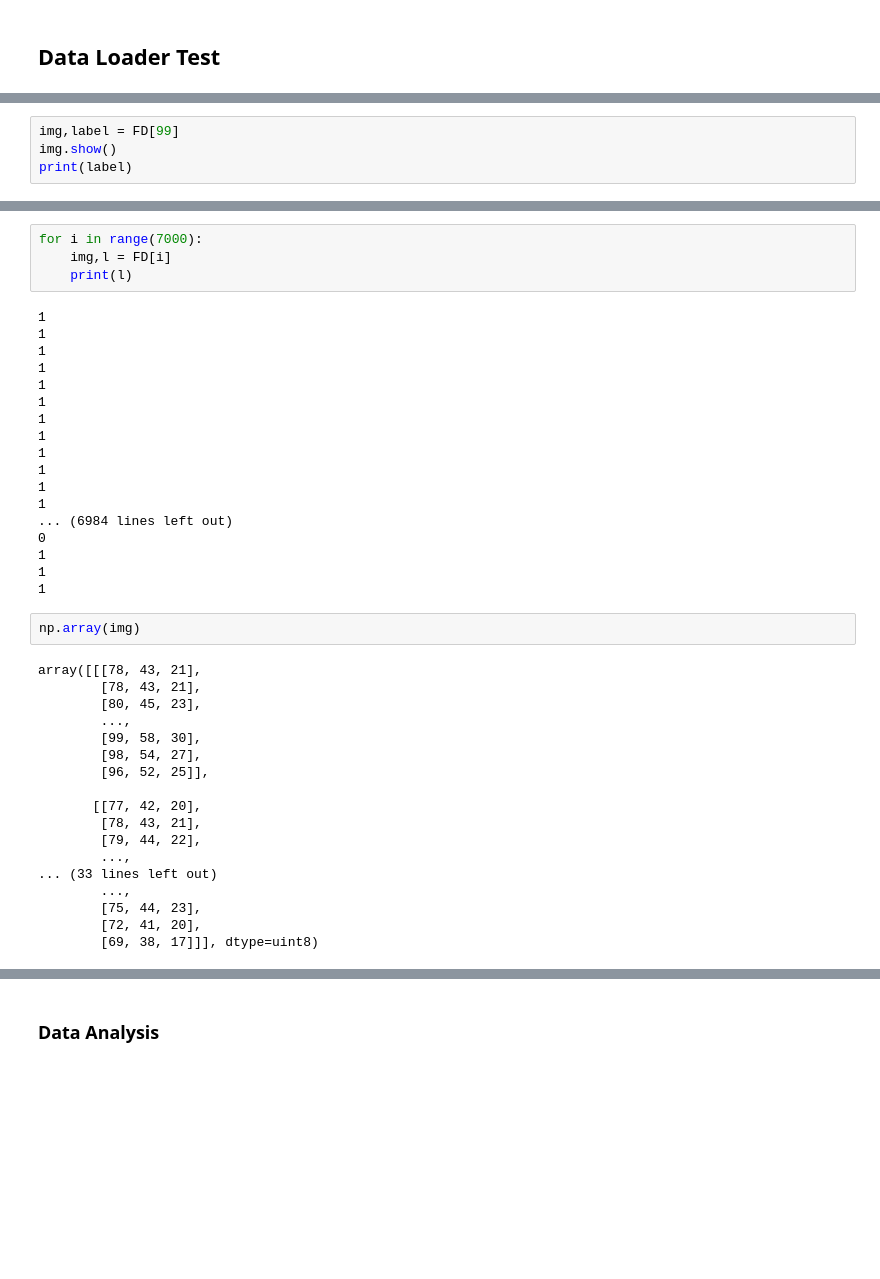
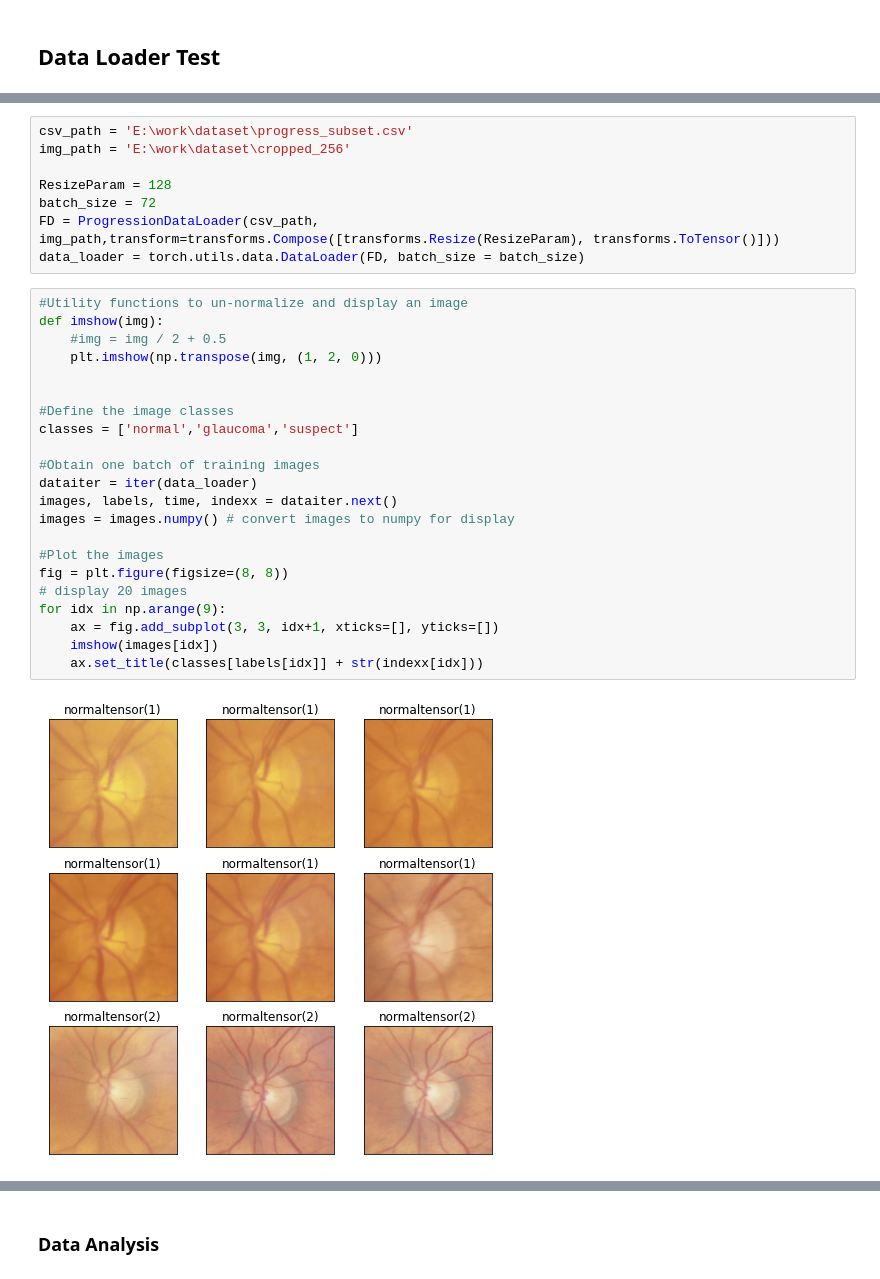
Before and after one commit to sayanmndl21/vae-glaucoma, a Jupyter notebook: fileview.ipynb, the cells around one changed output, grey strips where cells are left out. Drawn from its saved outputs; the diff is of its cells as text; blank space fills up the shorter version.

Commit message:
progression

```diff
--- a/fileview.ipynb
+++ b/fileview.ipynb
@@ -16,4 +11,0 @@ FD = FundusDataLoader(csv_path, img_path)
-# %%
-img,label = FD[99]
-img.show()
-print(label)
@@ -30,42 +12,32 @@ plt.imshow(img)
-# %%
-for i in range(7000):
-    img,l = FD[i]
-    print(l)
-# %% [output]
-1
-1
-1
-1
-1
-1
-1
-1
-1
-1
-1
-1
-... (6984 lines left out)
-0
-1
-1
-1
-# %%
-np.array(img)
-# %% [output]
-array([[[78, 43, 21],
-        [78, 43, 21],
-        [80, 45, 23],
-        ...,
-        [99, 58, 30],
-        [98, 54, 27],
-        [96, 52, 25]],
-
-       [[77, 42, 20],
-        [78, 43, 21],
-        [79, 44, 22],
-        ...,
-... (33 lines left out)
-        ...,
-        [75, 44, 23],
-        [72, 41, 20],
-        [69, 38, 17]]], dtype=uint8)
+# %%
+csv_path = 'E:\work\dataset\progress_subset.csv'
+img_path = 'E:\work\dataset\cropped_256'
+
+ResizeParam = 128
+batch_size = 72
+FD = ProgressionDataLoader(csv_path, img_path,transform=transforms.Compose([transforms.Resize(ResizeParam), transforms.ToTensor()]))
+data_loader = torch.utils.data.DataLoader(FD, batch_size = batch_size)
+# %%
+#Utility functions to un-normalize and display an image
+def imshow(img):
+    #img = img / 2 + 0.5
+    plt.imshow(np.transpose(img, (1, 2, 0)))
+
+
+#Define the image classes
+classes = ['normal','glaucoma','suspect']
+
+#Obtain one batch of training images
+dataiter = iter(data_loader)
+images, labels, time, indexx = dataiter.next()
+images = images.numpy() # convert images to numpy for display
+
+#Plot the images
+fig = plt.figure(figsize=(8, 8))
+# display 20 images
+for idx in np.arange(9):
+    ax = fig.add_subplot(3, 3, idx+1, xticks=[], yticks=[])
+    imshow(images[idx])
+    ax.set_title(classes[labels[idx]] + str(indexx[idx]))
+# %% [output]
+[figure, added]
```
Also changed, not shown: parts of 7 cells of this notebook, 2 other files.
